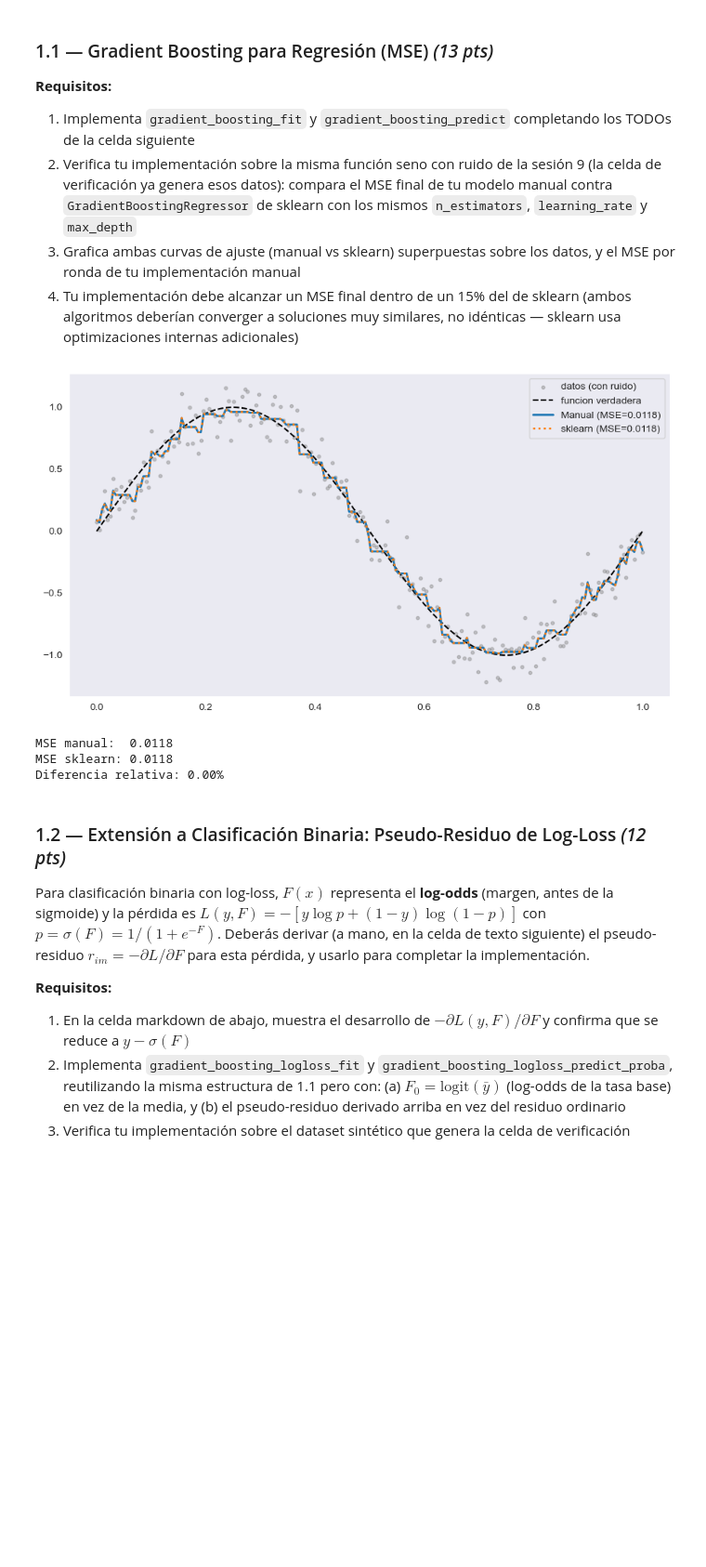
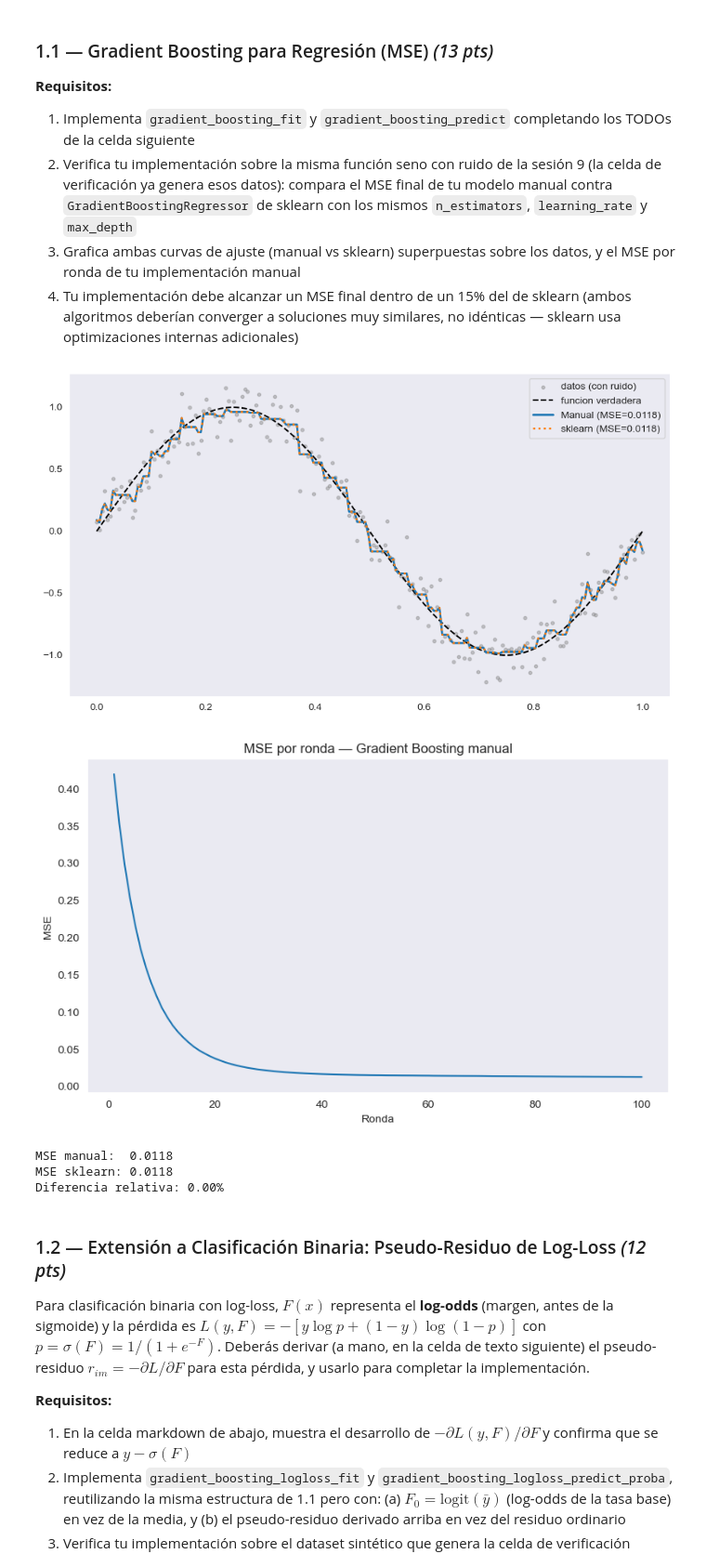
Before and after one commit to Vyena/ml_finance_teixeiradossantos, a Jupyter notebook: notebooks/hw07.ipynb, the cells around one changed output. Shown at 93% size. Cells and saved outputs as stored; diff of their text form; code cells hidden in the pictures; blank space fills up the shorter version.

```diff
--- a/notebooks/hw07.ipynb
+++ b/notebooks/hw07.ipynb
@@ -185,33 +185,50 @@ np.random.seed(42)
 x_gb = np.linspace(0, 1, 200).reshape(-1, 1)
 y_true_gb = np.sin(2 * np.pi * x_gb).ravel()
 y_gb = y_true_gb + np.random.normal(0, 0.15, len(x_gb))
 
 N_EST, LR, DEPTH = 100, 0.1, 2
 F0_manual, trees_manual = gradient_boosting_fit(x_gb, y_gb, n_estimators=N_EST,
                                                  learning_rate=LR, max_depth=DEPTH, random_state=42)
 pred_manual = gradient_boosting_predict(F0_manual, trees_manual, x_gb, learning_rate=LR)
 
 gbr_ref = GradientBoostingRegressor(n_estimators=N_EST, learning_rate=LR, max_depth=DEPTH,
                                      random_state=42).fit(x_gb, y_gb)
 pred_ref = gbr_ref.predict(x_gb)
 
 mse_manual = mean_squared_error(y_gb, pred_manual)
 mse_ref = mean_squared_error(y_gb, pred_ref)
 
 fig, ax = plt.subplots(figsize=(9, 5))
 ax.scatter(x_gb, y_gb, s=10, color="gray", alpha=0.4, label="datos (con ruido)")
 ax.plot(x_gb, y_true_gb, "k--", lw=1.5, label="funcion verdadera")
 ax.plot(x_gb, pred_manual, lw=2, label=f"Manual (MSE={mse_manual:.4f})")
 ax.plot(x_gb, pred_ref, lw=2, ls=":", label=f"sklearn (MSE={mse_ref:.4f})")
 ax.legend()
 plt.tight_layout()
 plt.show()
 
+mse_by_round = []
+
+pred_round = np.full(len(y_gb), F0_manual, dtype=float)
+
+for tree in trees_manual:
+    pred_round += LR * tree.predict(x_gb)
+    mse_by_round.append(mean_squared_error(y_gb, pred_round))
+
+fig, ax = plt.subplots(figsize=(8, 5))
+ax.plot(range(1, N_EST + 1), mse_by_round)
+ax.set_xlabel("Ronda")
+ax.set_ylabel("MSE")
+ax.set_title("MSE por ronda — Gradient Boosting manual")
+plt.tight_layout()
+plt.show()
+
 print(f"MSE manual:  {mse_manual:.4f}")
 print(f"MSE sklearn: {mse_ref:.4f}")
 print(f"Diferencia relativa: {abs(mse_manual - mse_ref) / mse_ref:.2%}")
 # %% [output]
 [figure]
+[figure, added]
 MSE manual:  0.0118
 MSE sklearn: 0.0118
 Diferencia relativa: 0.00%
```
Also changed, not shown: parts of 2 cells of this notebook.
